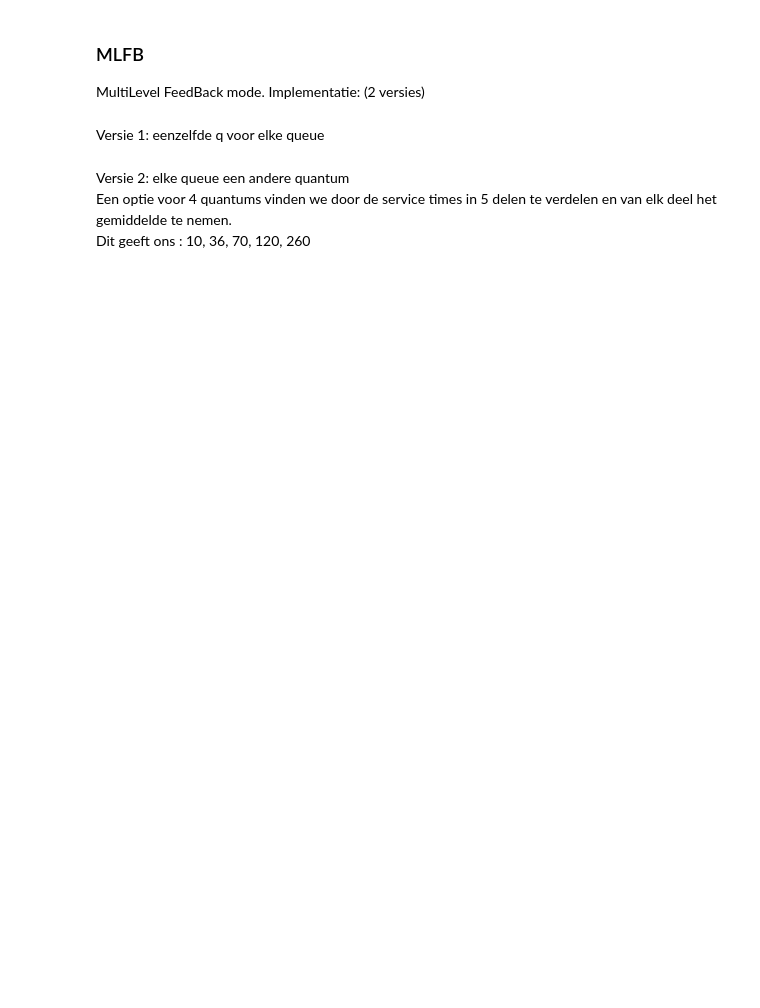
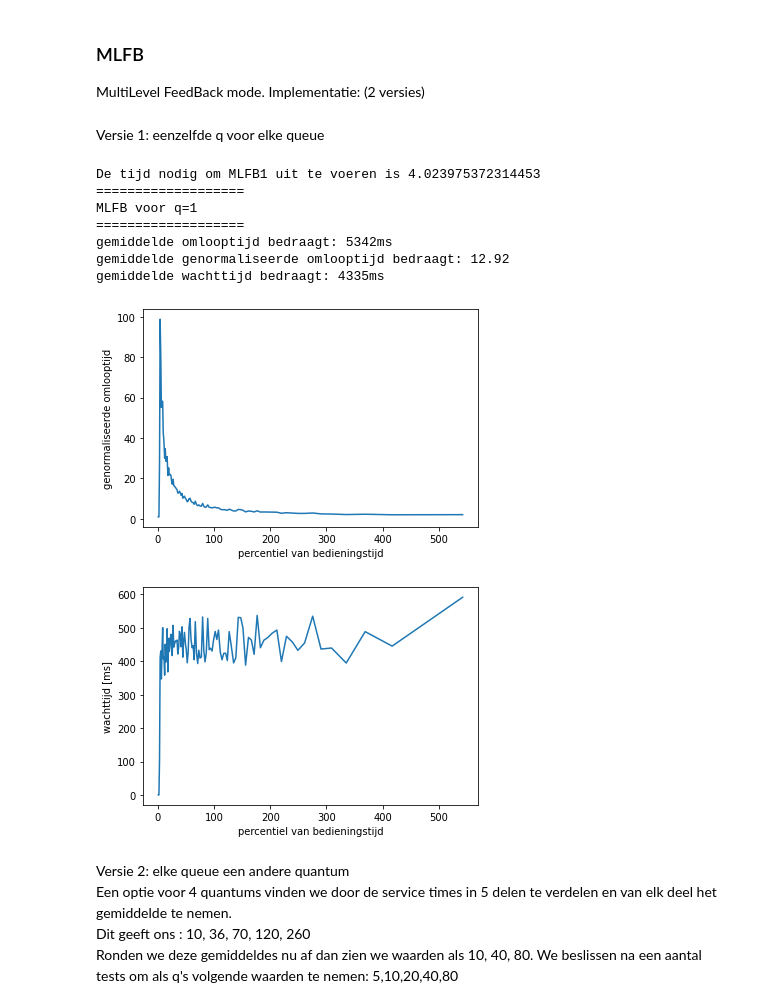
Before and after one commit to GPeeters/Besturingssystemen-2, a Jupyter notebook: process_scheduler.ipynb, the cells around one changed output. Drawn from its saved outputs; the diff is of its cells as text; code cells hidden in the pictures; blank space fills up the shorter version.

```diff
--- a/process_scheduler.ipynb
+++ b/process_scheduler.ipynb
@@ -583,6 +638,8 @@ def Q2(queue, q, df, level, t):
 
 
 def MLFB1(df, q):
+    tijd = time.time()
+
     df_mlfb = df.copy()
     df_mlfb["starttime"] = -1
     df_mlfb["waittime"] = 0
@@ -722,37 +779,51 @@ def MLFB1(df, q):
             move = False
 
     while queue3:
         [done, queue3, df_mlfb, t] = Q2(queue3, q, df_mlfb, 3, t)
 
         # daar waar nodig doorschuiven naar volgende queue:
         if move:
             queue4.append(queue3.pop(0))
             move = False
 
     while queue4:
         # deze queue moet gewoon blijven uitvoeren als een RR queue
         [done, queue4, df_mlfb, t] = Q2(queue4, q, df_mlfb, 4, t)
 
         if move:
             queue4.append(queue4.pop(0))
             move = False
 
 
     # Als de queue volledig is afgewerkt doen we nog de laatste berekeningen:
     ## we stellen de wait time bij, wacht tijd - start tijd - service tijd komt overeen met de tijd gespendeerd in wacht na de start
     df_mlfb["waittime"] = df_mlfb["waittime"] + (df_mlfb["endtime"] - df_mlfb["starttime"] - df_mlfb["servicetime"])
     ## we berekenen de TAT zoals gezien in de les: service time + wait time
     df_mlfb["TAT"] = df_mlfb["servicetime"] + df_mlfb["waittime"]
     ## idem voor de genormaliseerde TAT:
     df_mlfb["normTAT"] = df_mlfb["TAT"]/df_mlfb["servicetime"]
 
+    elapsed = str(time.time()-tijd)
+    print("De tijd nodig om MLFB1 uit te voeren is " + elapsed)
+
     return df_mlfb
 
 evaluate(MLFB1(df_20000,1), "MLFB voor q=1")
+# %% [output]
+De tijd nodig om MLFB1 uit te voeren is 4.023975372314453
+===================
+MLFB voor q=1
+===================
+gemiddelde omlooptijd bedraagt: 5342ms
+gemiddelde genormaliseerde omlooptijd bedraagt: 12.92
+gemiddelde wachttijd bedraagt: 4335ms
+[figure, added]
+[figure, added]
 # %% [markdown]
 Versie 2: elke queue een andere quantum<br/>
 Een optie voor 4 quantums vinden we door de service times in 5 delen te verdelen en van elk deel het gemiddelde te nemen.<br/>
-Dit geeft ons : 10, 36, 70, 120, 260
+Dit geeft ons : 10, 36, 70, 120, 260<br/>
+Ronden we deze gemiddeldes nu af dan zien we waarden als 10, 40, 80. We beslissen na een aantal tests om als q's volgende waarden te nemen: 5,10,20,40,80
 # %%
 df_sort = df_50000.sort_values('servicetime', axis = 0)
 df_perc = df_sort.groupby(np.arange(len(df_sort))//(len(df_sort)/5)).mean()
```
Also changed, not shown: parts of 11 cells of this notebook, 6 other files.
